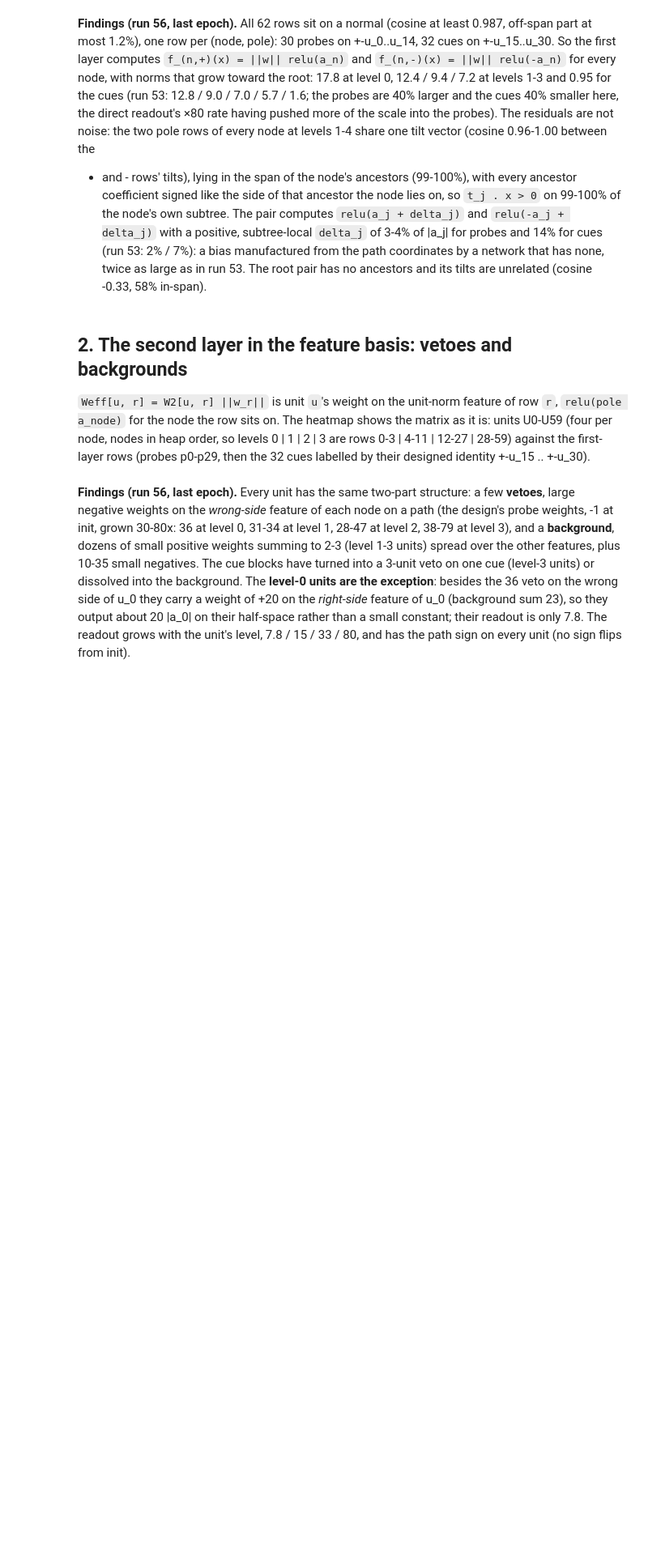
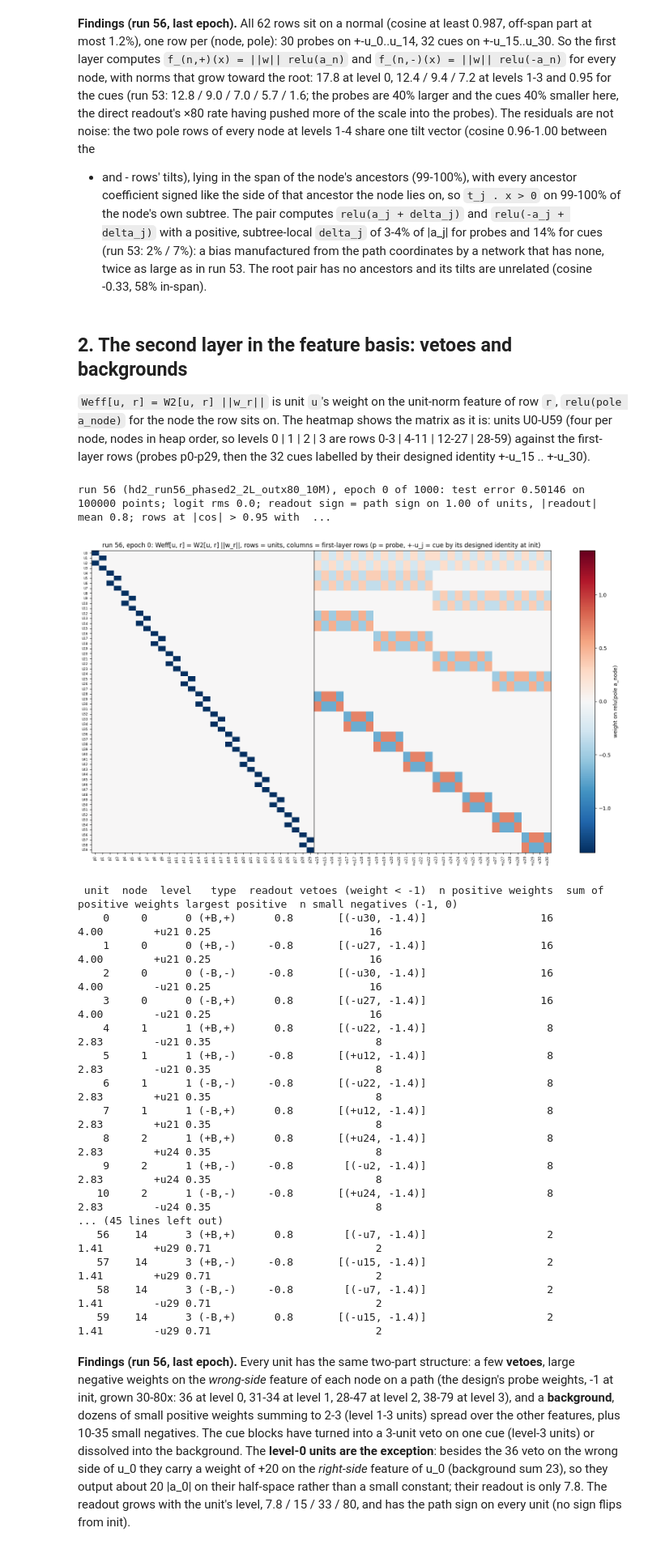
Before and after one commit to HarishGP/layer-lenses, a Jupyter notebook: notebooks/two_layer_network_anatomy.ipynb, the cells around one changed output. Shown at 81% size. Cells and saved outputs as stored; diff of their text form; code cells hidden in the pictures; blank space fills up the shorter version.

Commit message:
Anatomy notebook: keep the probe | cue separator in the Weff heatmap; re-executed
Co-Authored-By: Claude Fable 5.1 <noreply@anthropic.com>

```diff
--- a/notebooks/two_layer_network_anatomy.ipynb
+++ b/notebooks/two_layer_network_anatomy.ipynb
@@ -118,17 +120,38 @@ The heatmap shows the matrix as it is: units U0-U59 (four per node, nodes in hea
 # %%
 EPOCH_VIEW = 0                                   # set to another stored epoch to view the weights there (the rest of the notebook keeps EPOCH); use_epoch(EPOCH) restores the globals
 if EPOCH_VIEW != EPOCH: use_epoch(EPOCH_VIEW)
 fig, ax = plt.subplots(figsize=(16, 9))
 im = ax.imshow(Weff, cmap="RdBu_r", vmin=-np.abs(Weff).max(), vmax=np.abs(Weff).max(), aspect="auto"); plt.colorbar(im, ax=ax, label="weight on relu(pole a_node)")
 ax.set_xticks(range(N_ROWS)); ax.set_xticklabels(col_label, rotation=90, fontsize=7); ax.set_yticks(range(N_UNITS)); ax.set_yticklabels([f"U{u}" for u in range(N_UNITS)], fontsize=6)
+ax.axvline(29.5, color="k", lw=0.8)                                                      # probes | cues
 ax.set_title(f"run {RUN}, epoch {EPOCH}: Weff[u, r] = W2[u, r] ||w_r||, rows = units, columns = first-layer rows (p = probe, +-u_j = cue by its designed identity at init)"); plt.tight_layout(); plt.show()
 # per unit: large negative weights (vetoes) and the sum of positive weights (background)
 rec = []
 for u in range(N_UNITS):
     w = Weff[u]; vet = [(rname[r], round(float(w[r]), 1)) for r in np.argsort(w) if w[r] < -1.0]; posw = w[w > 0]
     rec.append({"unit": u, "node": unode[u], "level": NODE_LEVEL[unode[u]], "type": utype[u], "readout": round(float(readout[u]), 1), "vetoes (weight < -1)": vet, "n positive weights": int((w > 0).sum()), "sum of positive weights": round(float(posw.sum()), 2), "largest positive": f"{rname[np.argmax(w)]} {w.max():.2f}", "n small negatives (-1, 0)": int(((w < 0) & (w > -1)).sum())})
 recipes = pd.DataFrame(rec); print(recipes.to_string(index=False, max_colwidth=110))
 if EPOCH_VIEW != EPOCH: use_epoch(EPOCH)
+# %% [output]
+run 56 (hd2_run56_phased2_2L_outx80_10M), epoch 0 of 1000: test error 0.50146 on 100000 points; logit rms 0.0; readout sign = path sign on 1.00 of units, |readout| mean 0.8; rows at |cos| > 0.95 with  ...
+[figure, added]
+ unit  node  level   type  readout vetoes (weight < -1)  n positive weights  sum of positive weights largest positive  n small negatives (-1, 0)
+    0     0      0 (+B,+)      0.8       [(-u30, -1.4)]                  16                     4.00        +u21 0.25                         16
+    1     0      0 (+B,-)     -0.8       [(-u27, -1.4)]                  16                     4.00        +u21 0.25                         16
+    2     0      0 (-B,-)     -0.8       [(-u30, -1.4)]                  16                     4.00        -u21 0.25                         16
+    3     0      0 (-B,+)      0.8       [(-u27, -1.4)]                  16                     4.00        -u21 0.25                         16
+    4     1      1 (+B,+)      0.8       [(-u22, -1.4)]                   8                     2.83        -u21 0.35                          8
+    5     1      1 (+B,-)     -0.8       [(+u12, -1.4)]                   8                     2.83        -u21 0.35                          8
+    6     1      1 (-B,-)     -0.8       [(-u22, -1.4)]                   8                     2.83        +u21 0.35                          8
+    7     1      1 (-B,+)      0.8       [(+u12, -1.4)]                   8                     2.83        +u21 0.35                          8
+    8     2      1 (+B,+)      0.8       [(+u24, -1.4)]                   8                     2.83        +u24 0.35                          8
+    9     2      1 (+B,-)     -0.8        [(-u2, -1.4)]                   8                     2.83        +u24 0.35                          8
+   10     2      1 (-B,-)     -0.8       [(+u24, -1.4)]                   8                     2.83        -u24 0.35                          8
+... (45 lines left out)
+   56    14      3 (+B,+)      0.8        [(-u7, -1.4)]                   2                     1.41        +u29 0.71                          2
+   57    14      3 (+B,-)     -0.8       [(-u15, -1.4)]                   2                     1.41        +u29 0.71                          2
+   58    14      3 (-B,-)     -0.8        [(-u7, -1.4)]                   2                     1.41        -u29 0.71                          2
+   59    14      3 (-B,+)      0.8       [(-u15, -1.4)]                   2                     1.41        -u29 0.71                          2
 # %% [markdown]
 **Findings (run 56, last epoch).** Every unit has the same two-part structure: a few **vetoes**, large negative weights on the *wrong-side* feature of each node
 on a path (the design's probe weights, -1 at init, grown 30-80x: 36 at level 0, 31-34 at level 1, 28-47 at level 2, 38-79 at level 3), and a
```
Also changed, not shown: parts of 1 cell of this notebook, 1 other file.
